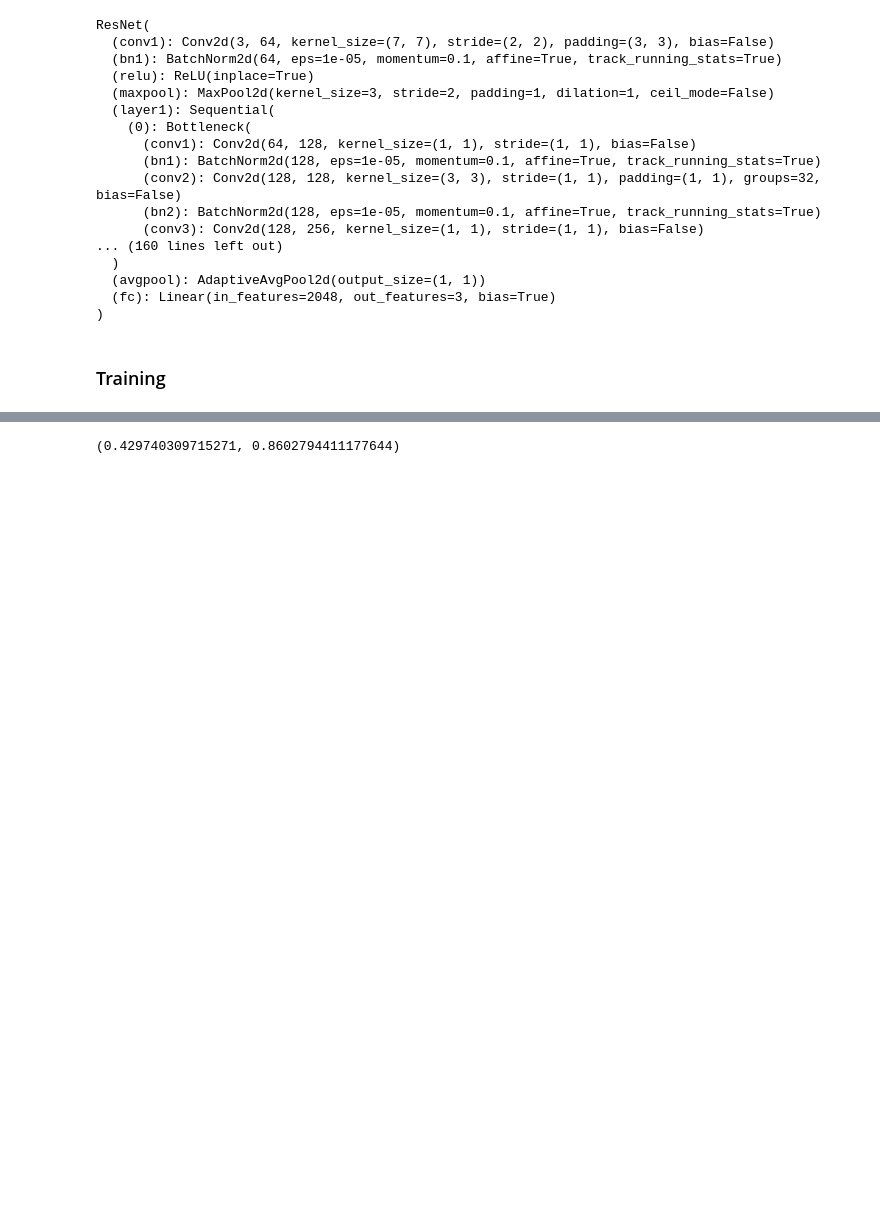
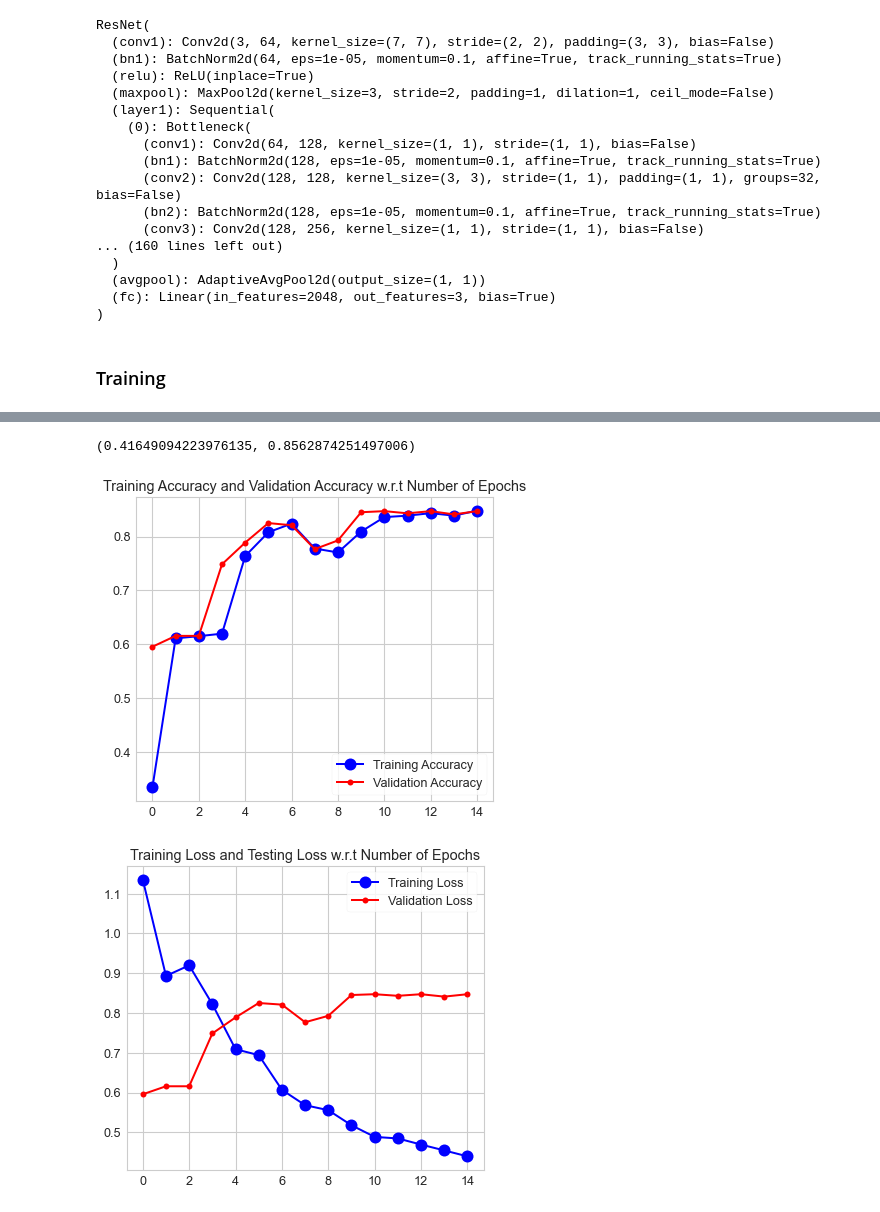
Before and after one commit to emmanuelcardozo/Apples-Quality-Sorting, a Jupyter notebook: ResNet56/DL_fundamentals_ResNet56_Torchvision.ipynb, the cells around one changed output, grey strips where cells are left out. Cells and saved outputs as stored; diff of their text form; code cells hidden in the pictures; blank space fills up the shorter version.

```diff
--- a/ResNet56/DL_fundamentals_ResNet56_Torchvision.ipynb
+++ b/ResNet56/DL_fundamentals_ResNet56_Torchvision.ipynb
@@ -282,10 +282,10 @@ def train(model, optimizer, train_loader, scheduler = None, epochs = 100):
 #             train_cost = train_cost_acum/mb
             val_cost, val_acc = accuracy(model, val_loader)
 
-            val_loss_history.append(val_cost)
-            train_loss_history.append(cost.item())
-            val_acc_history.append(val_acc)
-            train_acc_history.append(train_acc)
+            #val_loss_history.append(val_cost)
+            #train_loss_history.append(cost.item())
+            #val_acc_history.append(val_acc)
+            #train_acc_history.append(train_acc)
 #             lrs.append(scheduler.get_last_lr()[0])
             lrs.append(optimizer.param_groups[0]["lr"])
 
@@ -293,11 +293,18 @@ def train(model, optimizer, train_loader, scheduler = None, epochs = 100):
 
         train_acc = float(train_correct_num)/train_total
         train_cost = train_cost_acum/len(train_loader)
+
+        train_acc_history.append(train_acc)
+        train_loss_history.append(train_cost)
+        val_acc_history.append(val_acc)
+        val_loss_history.append(val_cost)
+
+
         print(f'Epoch:{epoch}, train cost: {train_cost:.6f}, val cost: {val_cost:.6f},'
                       f' train acc: {train_acc:.4f}, val acc: {val_acc:4f}, total: {train_total},'
                       f' lr: {optimizer.param_groups[0]["lr"]:.6f}')
 
     return train_loss_history, val_loss_history, train_acc_history, val_acc_history, lrs
 # %%
-train(model, optimizer, train_loader, scheduler = None, epochs = 10)
+train_loss_hist, val_loss_hist, train_acc_hist, val_acc_hist, lrs_ = train(model, optimizer, train_loader, scheduler = None, epochs = 15)
 # %% [output]
@@ -331,4 +326,32 @@ Epoch:9, train cost: 0.455778, val cost: 0.464568, train acc: 0.8414, val acc: 0
 # %%
 accuracy(model, test_loader)
 # %% [output]
-(0.429740309715271, 0.8602794411177644)
+(0.41649094223976135, 0.8562874251497006)
+# %%
+No_Of_Epochs = range(15)
+
+plt.plot(No_Of_Epochs, train_acc_hist, marker = 'o', color = 'blue', markersize = 12,
+                 linewidth = 2, label = 'Training Accuracy')
+plt.plot(No_Of_Epochs, val_acc_hist, marker = '.', color = 'red', markersize = 12,
+                 linewidth = 2, label = 'Validation Accuracy')
+
+plt.title('Training Accuracy and Validation Accuracy w.r.t Number of Epochs')
+
+plt.legend()
+
+plt.figure()
+
+plt.plot(No_Of_Epochs, train_loss_hist, marker = 'o', color = 'blue', markersize = 12,
+                 linewidth = 2, label = 'Training Loss')
+plt.plot(No_Of_Epochs, val_acc_hist, marker = '.', color = 'red', markersize = 12,
+                 linewidth = 2, label = 'Validation Loss')
+
+
+plt.title('Training Loss and Testing Loss w.r.t Number of Epochs')
+
+plt.legend()
+
+plt.show()
+# %% [output]
+[figure, added]
+[figure, added]
```
Also changed, not shown: parts of 4 cells of this notebook.
